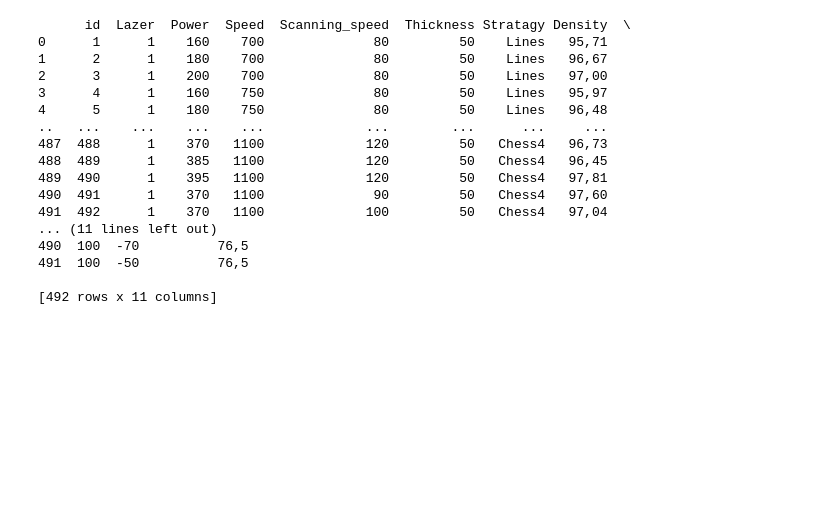
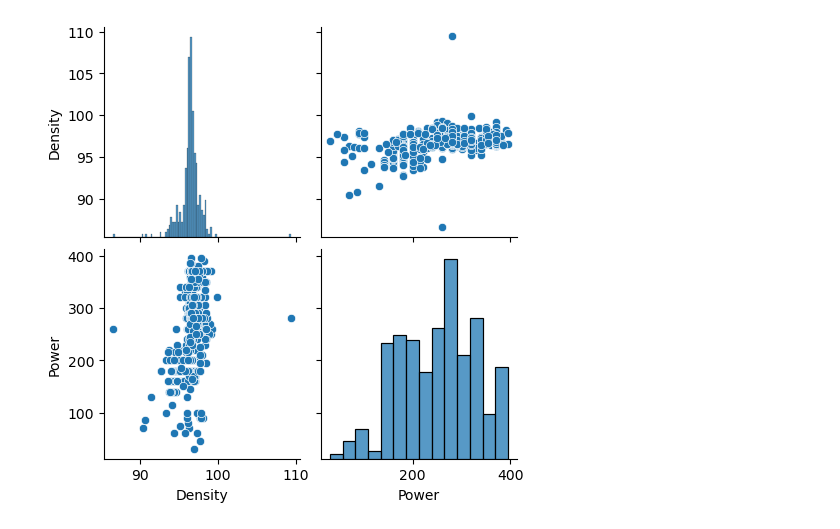
Before and after one commit to Kanclek/Machine-Learning-project, a Jupyter notebook: Main.ipynb, the cells around one changed output. Drawn from its saved outputs; the diff is of its cells as text; code cells hidden in the pictures; blank space fills up the shorter version.

Commit message:
fetch: Visualisation class 1) add plotly 2) correlation 3) Norm visualisation

```diff
--- a/Main.ipynb
+++ b/Main.ipynb
@@ -19,10 +19,18 @@ class Data:
         connect = MySQLdb.connect(*self.__myserver_config)
         cursor = connect.cursor()
         query = "SELECT * FROM titanium_pure"
-        self.__data = pd.read_sql(query, connect)
+        self.__data = pd.read_sql(query, connect, index_col="id")
 
         connect.close()
 
+        self.change_types()
+
+
+    def change_types(self):
+        self.__data = self.__data.replace("None", np.nan)
+        for elem in ["Density", "Х", "У", "Scanning_spot"]:
+            self.__data[elem] = self.__data[elem].str.replace(",", ".")
+            self.__data[elem] = self.__data[elem].astype(np.float32)
 
 
     @property
@@ -51,20 +57,29 @@ data1 = Data("titanium_pure")
-# %%
-data1
-# %% [output]
-      id  Lazer  Power  Speed  Scanning_speed  Thickness Stratagy Density  \
-0      1      1    160    700              80         50    Lines   95,71
-1      2      1    180    700              80         50    Lines   96,67
-2      3      1    200    700              80         50    Lines   97,00
-3      4      1    160    750              80         50    Lines   95,97
-4      5      1    180    750              80         50    Lines   96,48
-..   ...    ...    ...    ...             ...        ...      ...     ...
-487  488      1    370   1100             120         50   Chess4   96,73
-488  489      1    385   1100             120         50   Chess4   96,45
-489  490      1    395   1100             120         50   Chess4   97,81
-490  491      1    370   1100              90         50   Chess4   97,60
-491  492      1    370   1100             100         50   Chess4   97,04
-... (11 lines left out)
-490  100  -70          76,5
-491  100  -50          76,5
-
-[492 rows x 11 columns]
+# %%
+class Visualisation:
+    def __init__(self, data):
+        self.__df = data.data
+
+    def show_distribution(self, *columns, show_all=False):
+        if not show_all:
+            for column in columns:
+                ax = sns.histplot(self.__df[column])
+                bins = ax.patches
+                heights = [patch.get_height() for patch in bins]
+                bin_edges = [patch.get_x() for patch in bins]
+                plt.scatter(bin_edges, heights, c="r")
+                plt.plot(bin_edges, heights, "r")
+                plt.show()
+        else:
+            for column in self.__df.columns:
+                ax = sns.histplot(self.__df[column])
+                bins = ax.patches
+                heights = [patch.get_height() for patch in bins]
+                bin_edges = [patch.get_x() for patch in bins]
+                plt.scatter(bin_edges, heights, c="r")
+                plt.plot(bin_edges, heights, "r")
+                plt.show()
+
+    def pairplot(self, *args, **kwargs):
+        sns.pairplot(*args, **kwargs, data=self.__df)
+
+    def
@@ -70,0 +88,6 @@ data1
+# %%
+V = Visualisation(data1)
+# %%
+V.pairplot(vars=["Density", "Power"])
+# %% [output]
+[figure, added]
```
Also changed, not shown: parts of 4 cells of this notebook.
